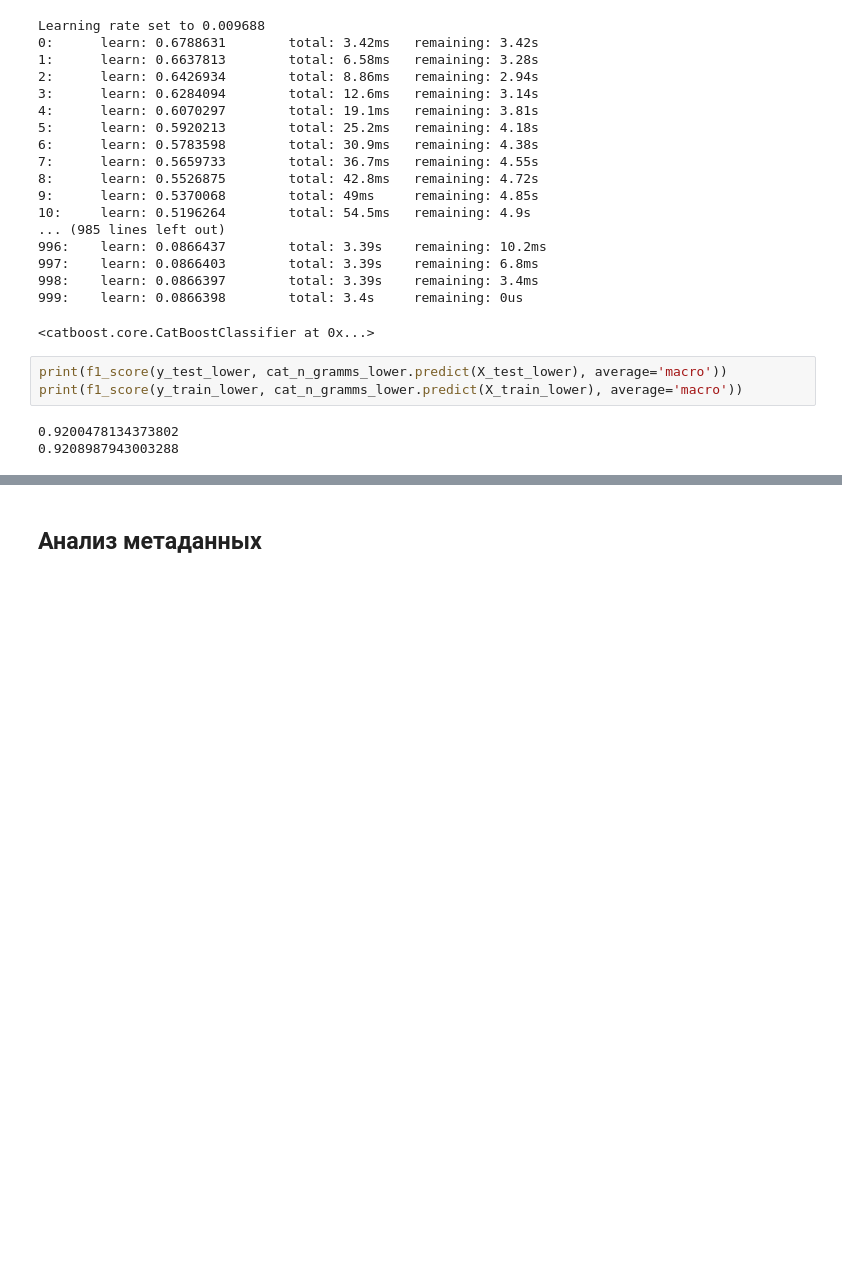
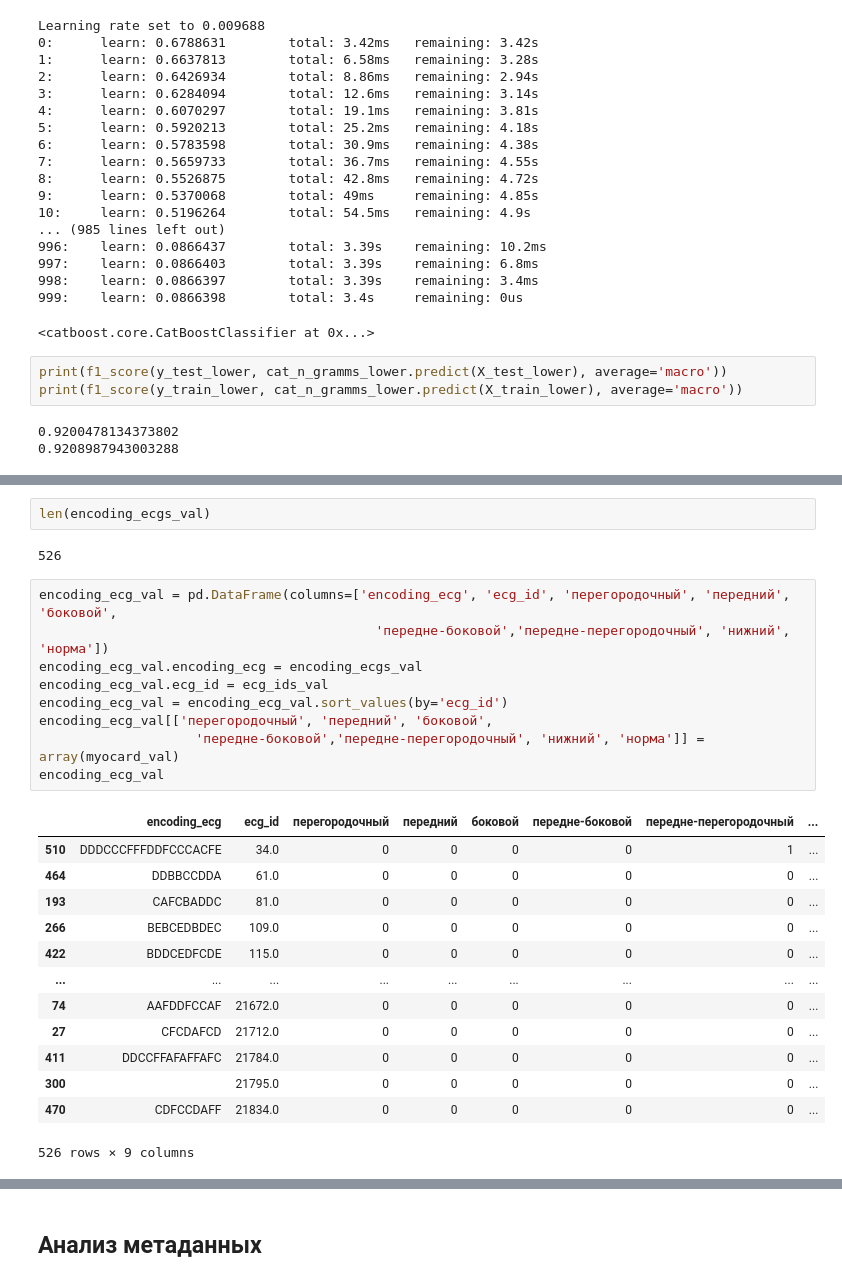
Before and after one commit to vikt-l/ECGMultilableClassification, a Jupyter notebook: main.ipynb, the cells around one changed output, grey strips where cells are left out. Drawn from its saved outputs; the diff is of its cells as text; blank space fills up the shorter version.

```diff
--- a/main.ipynb
+++ b/main.ipynb
@@ -823,0 +901,27 @@ print(f1_score(y_train_lower, cat_n_gramms_lower.predict(X_train_lower), average
+# %%
+len(encoding_ecgs_val)
+# %% [output]
+526
+# %%
+encoding_ecg_val = pd.DataFrame(columns=['encoding_ecg', 'ecg_id', 'перегородочный', 'передний', 'боковой',
+                                           'передне-боковой','передне-перегородочный', 'нижний', 'норма'])
+encoding_ecg_val.encoding_ecg = encoding_ecgs_val
+encoding_ecg_val.ecg_id = ecg_ids_val
+encoding_ecg_val = encoding_ecg_val.sort_values(by='ecg_id')
+encoding_ecg_val[['перегородочный', 'передний', 'боковой',
+                    'передне-боковой','передне-перегородочный', 'нижний', 'норма']] = array(myocard_val)
+encoding_ecg_val
+# %% [output]
+|  | encoding_ecg | ecg_id | перегородочный | передний | боковой | передне-боковой | передне-перегородочный | ... |
+| 510 | DDDCCCFFFDDFCCCACFE | 34.0 | 0 | 0 | 0 | 0 | 1 | ... |
+| 464 | DDBBCCDDA | 61.0 | 0 | 0 | 0 | 0 | 0 | ... |
+| 193 | CAFCBADDC | 81.0 | 0 | 0 | 0 | 0 | 0 | ... |
+| 266 | BEBCEDBDEC | 109.0 | 0 | 0 | 0 | 0 | 0 | ... |
+| 422 | BDDCEDFCDE | 115.0 | 0 | 0 | 0 | 0 | 0 | ... |
+| ... | ... | ... | ... | ... | ... | ... | ... | ... |
+| 74 | AAFDDFCCAF | 21672.0 | 0 | 0 | 0 | 0 | 0 | ... |
+| 27 | CFCDAFCD | 21712.0 | 0 | 0 | 0 | 0 | 0 | ... |
+| 411 | DDCCFFAFAFFAFC | 21784.0 | 0 | 0 | 0 | 0 | 0 | ... |
+| 300 |  | 21795.0 | 0 | 0 | 0 | 0 | 0 | ... |
+| 470 | CDFCCDAFF | 21834.0 | 0 | 0 | 0 | 0 | 0 | ... |
+526 rows × 9 columns
```
Also changed, not shown: parts of 114 cells of this notebook.
